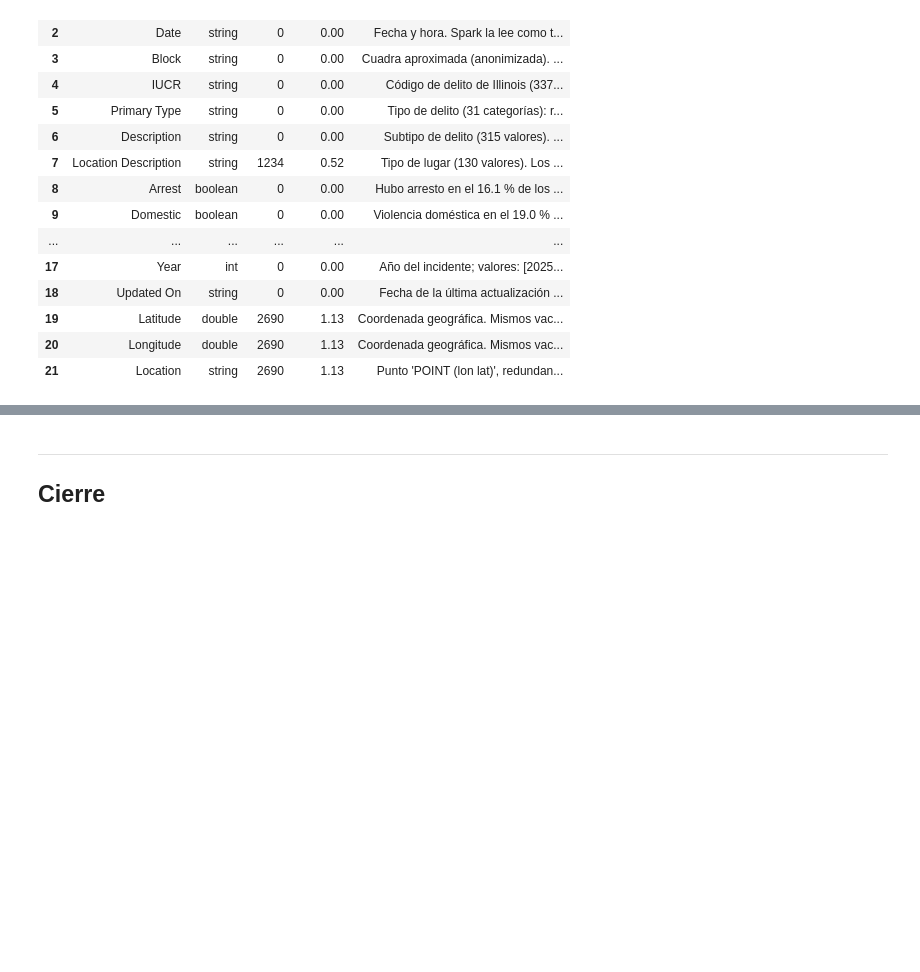
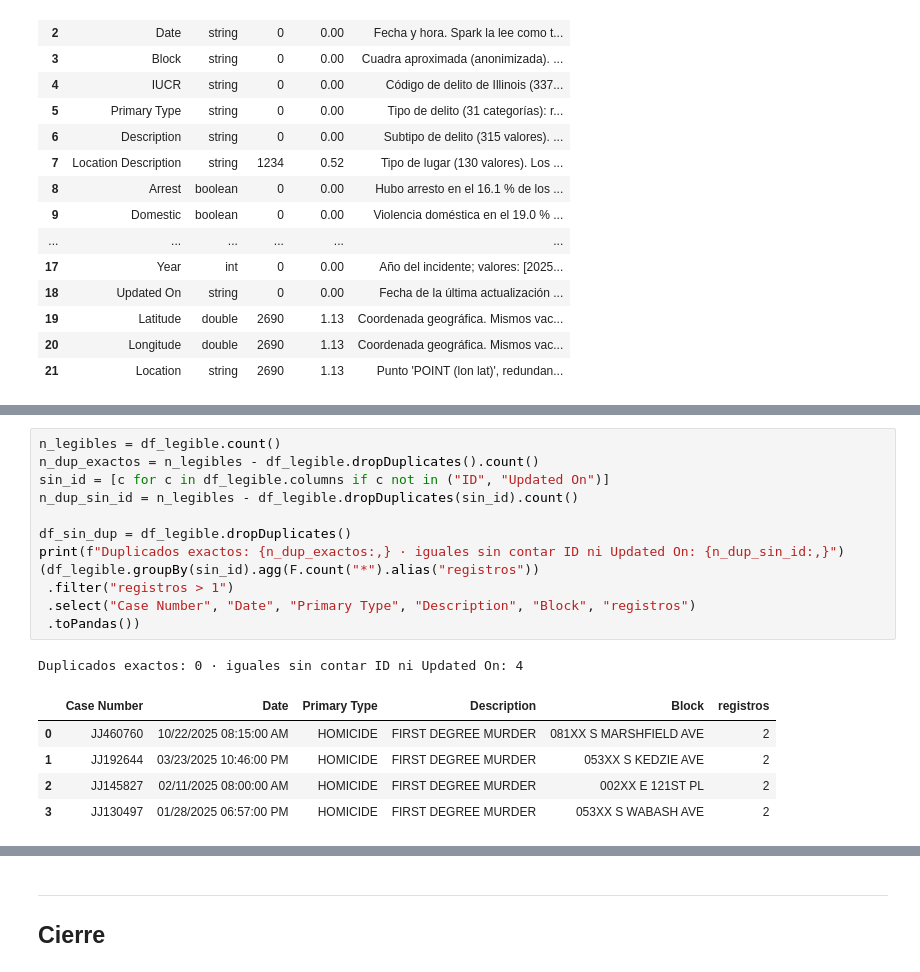
Before and after one commit to valentinodepaola/proyecto-integrador-big-data, a Jupyter notebook: notebooks/fase3_pipeline.ipynb, the cells around one changed output, grey strips where cells are left out. Drawn from its saved outputs; the diff is of its cells as text; blank space fills up the shorter version.

```diff
--- a/notebooks/fase3_pipeline.ipynb
+++ b/notebooks/fase3_pipeline.ipynb
@@ -239,0 +272,19 @@ tabla_variables
+# %%
+n_legibles = df_legible.count()
+n_dup_exactos = n_legibles - df_legible.dropDuplicates().count()
+sin_id = [c for c in df_legible.columns if c not in ("ID", "Updated On")]
+n_dup_sin_id = n_legibles - df_legible.dropDuplicates(sin_id).count()
+
+df_sin_dup = df_legible.dropDuplicates()
+print(f"Duplicados exactos: {n_dup_exactos:,} · iguales sin contar ID ni Updated On: {n_dup_sin_id:,}")
+(df_legible.groupBy(sin_id).agg(F.count("*").alias("registros"))
+ .filter("registros > 1")
+ .select("Case Number", "Date", "Primary Type", "Description", "Block", "registros")
+ .toPandas())
+# %% [output]
+Duplicados exactos: 0 · iguales sin contar ID ni Updated On: 4
+|  | Case Number | Date | Primary Type | Description | Block | registros |
+| 0 | JJ460760 | 10/22/2025 08:15:00 AM | HOMICIDE | FIRST DEGREE MURDER | 081XX S MARSHFIELD AVE | 2 |
+| 1 | JJ192644 | 03/23/2025 10:46:00 PM | HOMICIDE | FIRST DEGREE MURDER | 053XX S KEDZIE AVE | 2 |
+| 2 | JJ145827 | 02/11/2025 08:00:00 AM | HOMICIDE | FIRST DEGREE MURDER | 002XX E 121ST PL | 2 |
+| 3 | JJ130497 | 01/28/2025 06:57:00 PM | HOMICIDE | FIRST DEGREE MURDER | 053XX S WABASH AVE | 2 |
```
Also changed, not shown: parts of 28 cells of this notebook, 1 other file.
